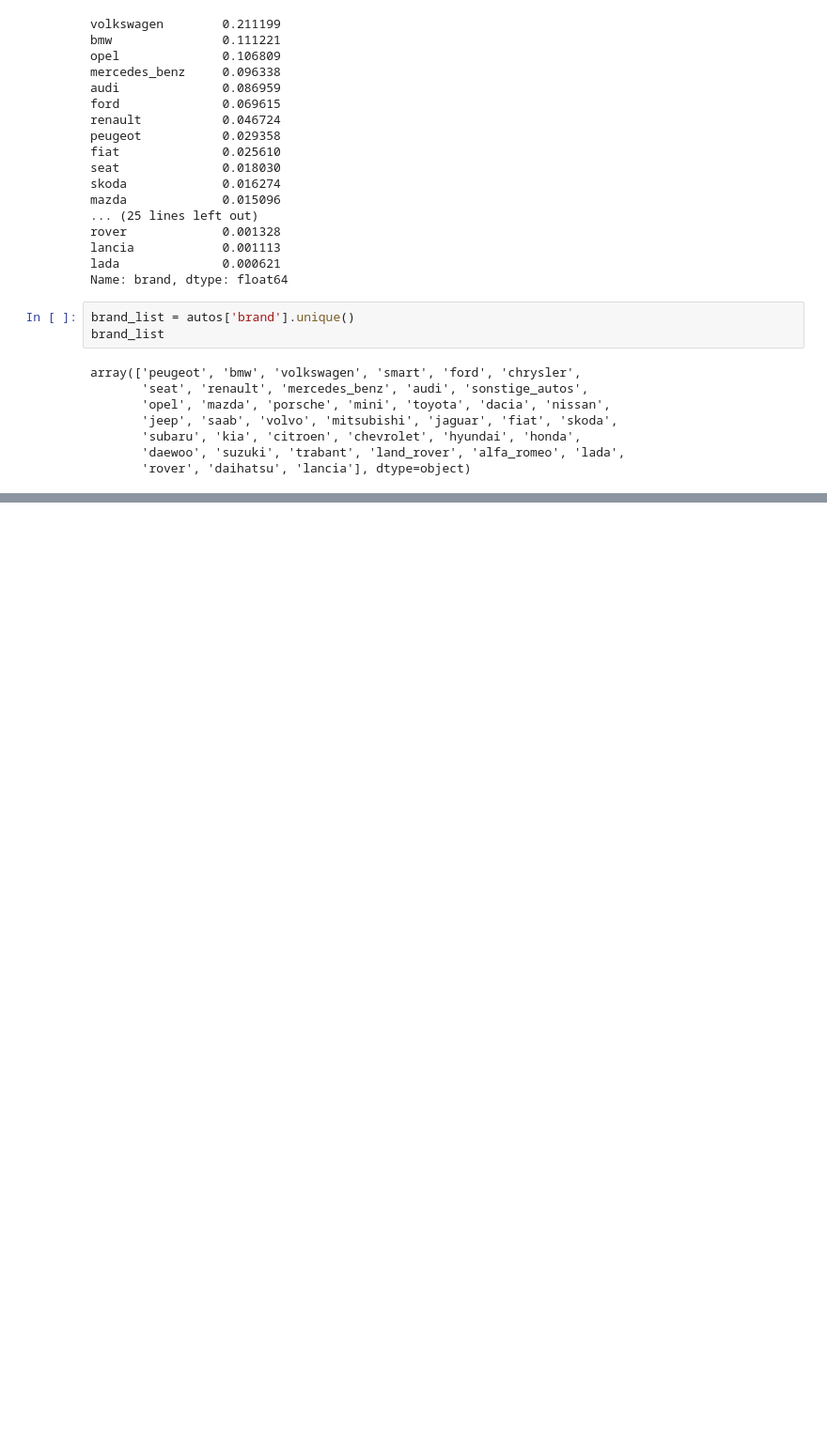
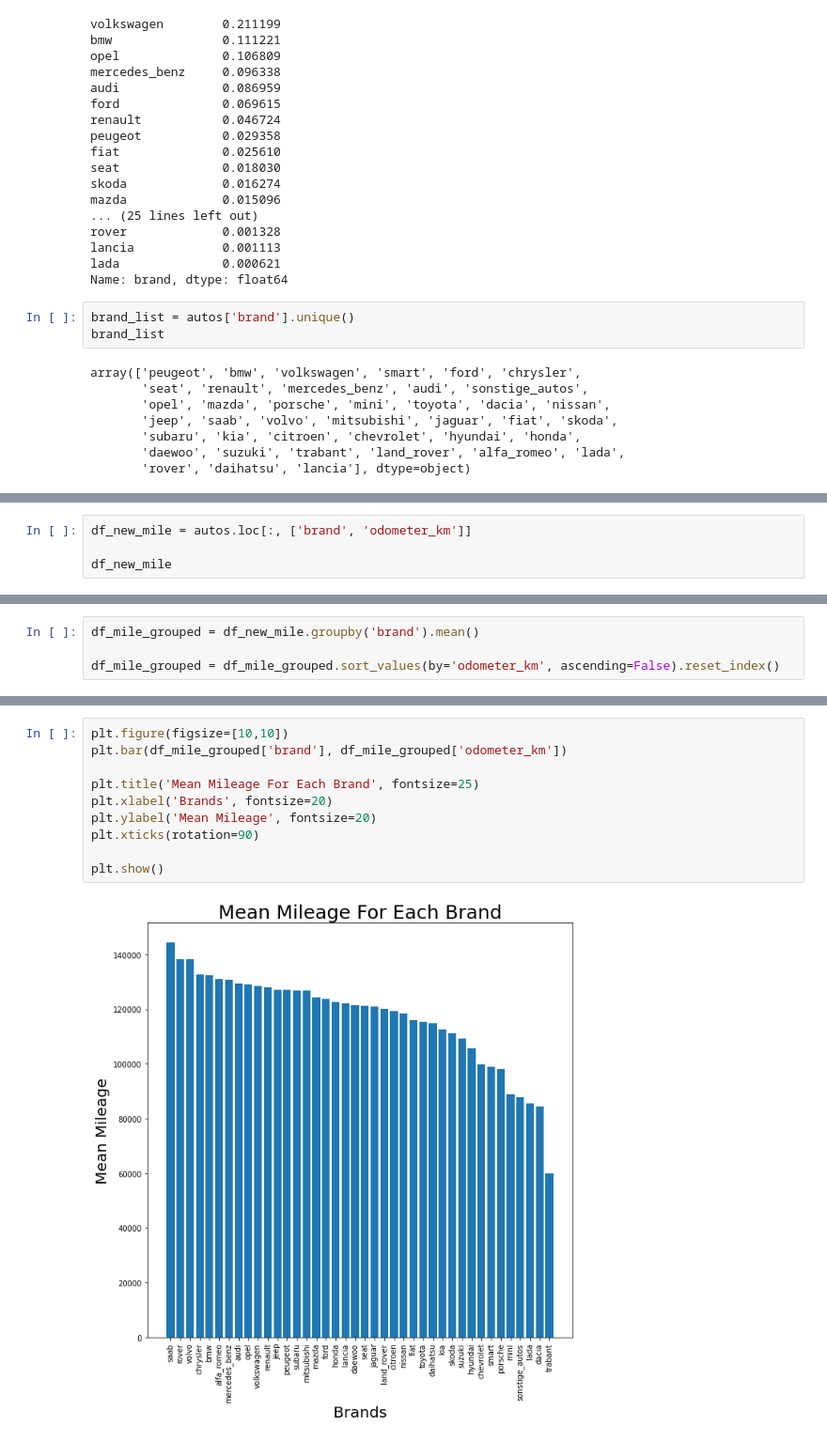
Before and after one commit to xor9237/autos, a Jupyter notebook: dq_autos.ipynb, the cells around one changed output, grey strips where cells are left out. Shown at 94% size. Drawn from its saved outputs; the diff is of its cells as text; blank space fills up the shorter version.

```diff
--- a/dq_autos.ipynb
+++ b/dq_autos.ipynb
@@ -422,0 +461,4 @@ items = top20.items()
+# %%
+df_new_mile = autos.loc[:, ['brand', 'odometer_km']]
+
+df_new_mile
@@ -422,0 +479,4 @@ items = top20.items()
+# %%
+df_mile_grouped = df_new_mile.groupby('brand').mean()
+
+df_mile_grouped = df_mile_grouped.sort_values(by='odometer_km', ascending=False).reset_index()
@@ -422,0 +503,12 @@ items = top20.items()
+# %%
+plt.figure(figsize=[10,10])
+plt.bar(df_mile_grouped['brand'], df_mile_grouped['odometer_km'])
+
+plt.title('Mean Mileage For Each Brand', fontsize=25)
+plt.xlabel('Brands', fontsize=20)
+plt.ylabel('Mean Mileage', fontsize=20)
+plt.xticks(rotation=90)
+
+plt.show()
+# %% [output]
+[figure, added]
```
Also changed, not shown: parts of 21 cells of this notebook.
